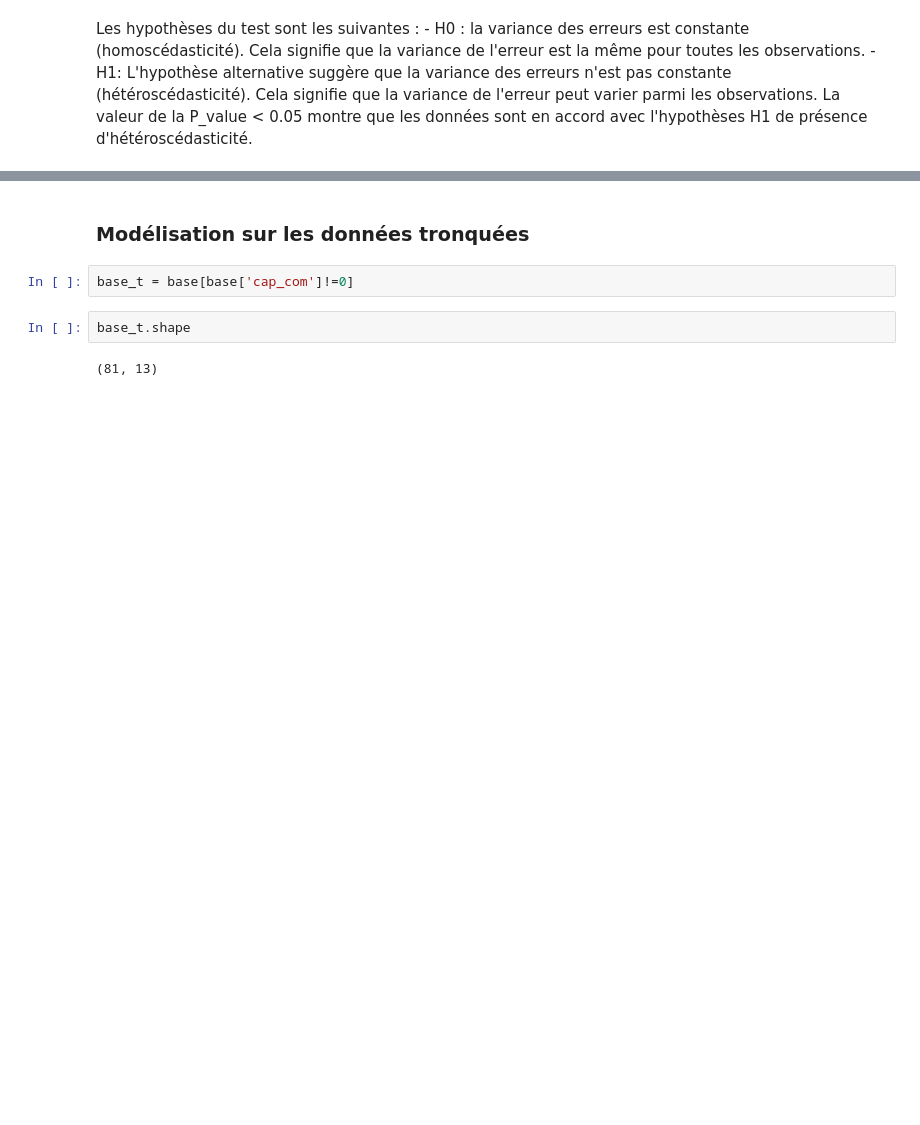
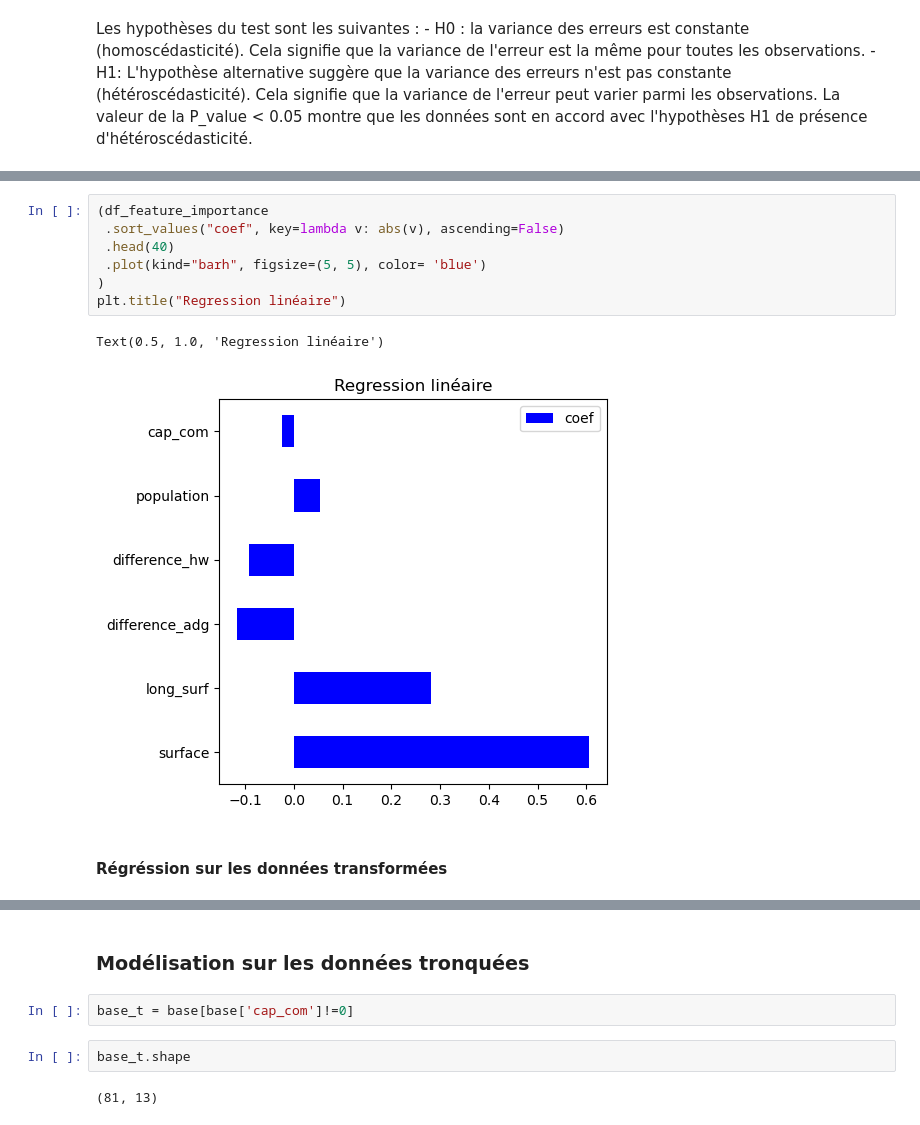
Before and after one commit to christellenguenang/Projet_Catherine_Christelle, a Jupyter notebook: 3_model.ipynb, the cells around one changed output, grey strips where cells are left out. Saved outputs shown, nothing was run; the diff lists cells and outputs as text; blank space fills up the shorter version.

```diff
--- a/3_model.ipynb
+++ b/3_model.ipynb
@@ -241,0 +303,12 @@ La valeur de la P_value < 0.05 montre que les données sont en accord avec l'hyp
+# %%
+(df_feature_importance
+ .sort_values("coef", key=lambda v: abs(v), ascending=False)
+ .head(40)
+ .plot(kind="barh", figsize=(5, 5), color= 'blue')
+)
+plt.title("Regression linéaire")
+# %% [output]
+Text(0.5, 1.0, 'Regression linéaire')
+[figure, added]
+# %% [markdown]
+#### Régréssion sur les données transformées
```
Also changed, not shown: parts of 62 cells of this notebook.
